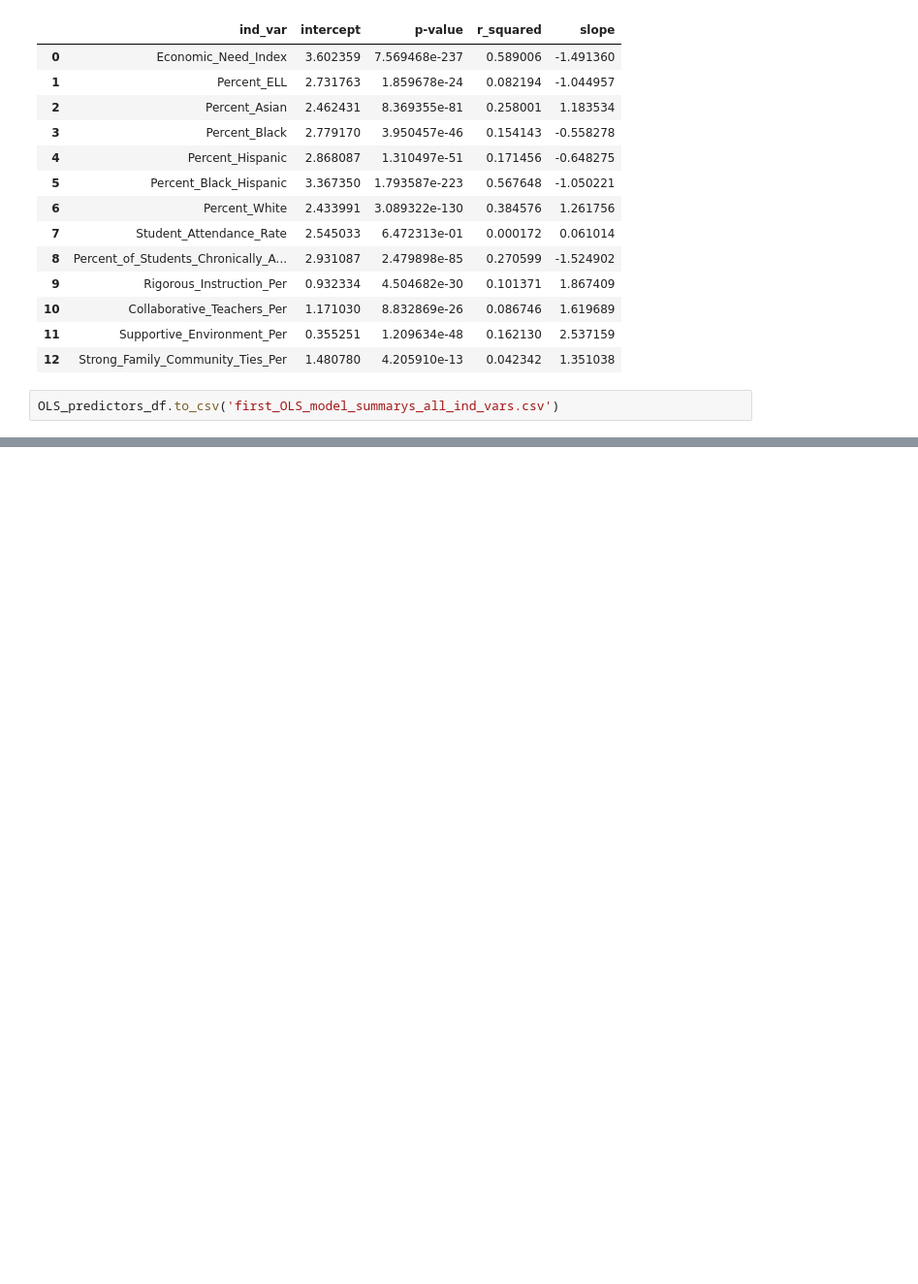
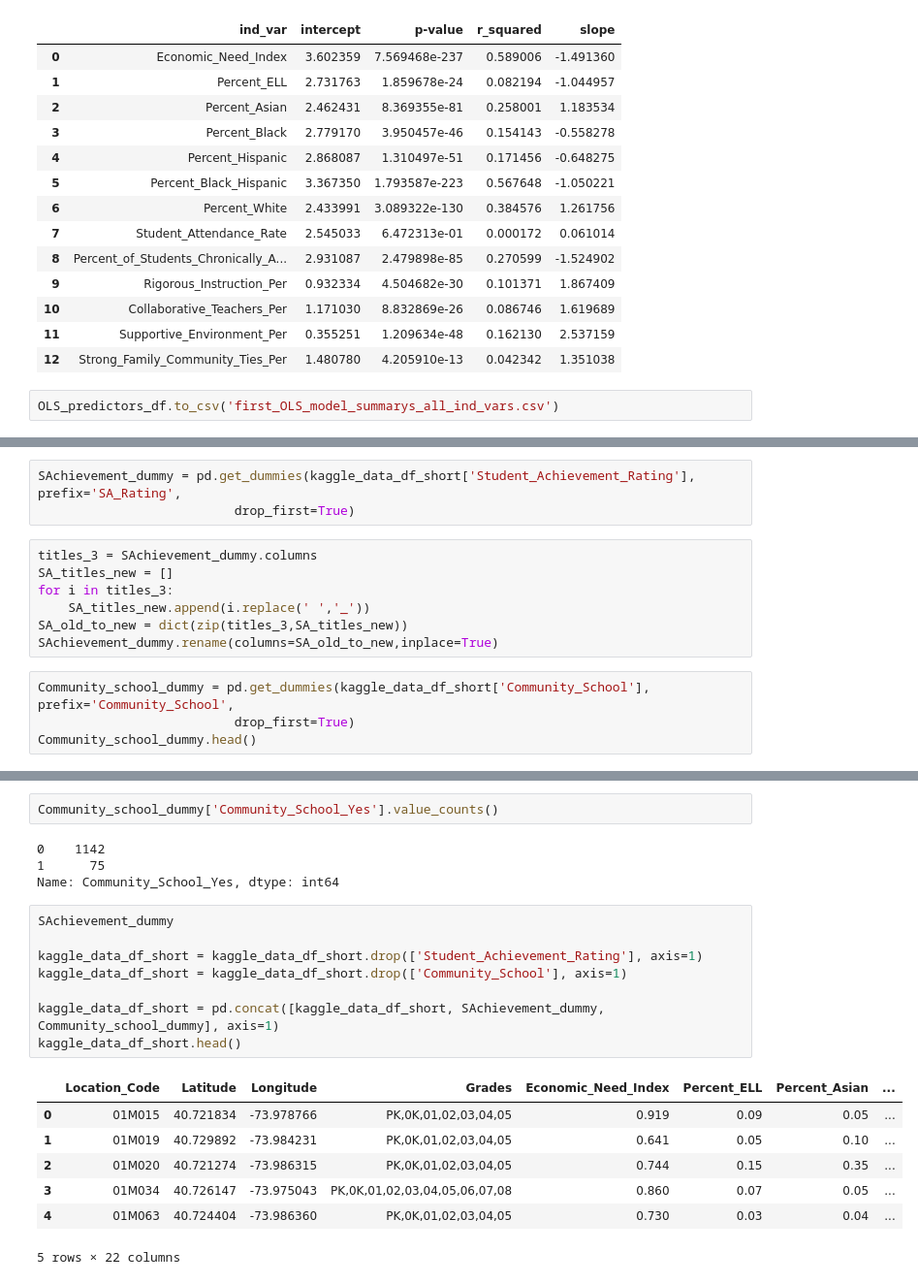
Before and after one commit to elenasm7/Linear-Regression-NYC-Schools, a Jupyter notebook: Linear_Regression_Notebook_1.ipynb, the cells around one changed output, grey strips where cells are left out. Shown at 97% size. Drawn from its saved outputs; the diff is of its cells as text; blank space fills up the shorter version.

Commit message:
Create dummy variables for categories

```diff
--- a/Linear_Regression_Notebook_1.ipynb
+++ b/Linear_Regression_Notebook_1.ipynb
@@ -782,0 +836,14 @@ OLS_predictors_df.to_csv('first_OLS_model_summarys_all_ind_vars.csv')
+# %%
+SAchievement_dummy = pd.get_dummies(kaggle_data_df_short['Student_Achievement_Rating'], prefix='SA_Rating',
+                          drop_first=True)
+# %%
+titles_3 = SAchievement_dummy.columns
+SA_titles_new = []
+for i in titles_3:
+    SA_titles_new.append(i.replace(' ','_'))
+SA_old_to_new = dict(zip(titles_3,SA_titles_new))
+SAchievement_dummy.rename(columns=SA_old_to_new,inplace=True)
+# %%
+Community_school_dummy = pd.get_dummies(kaggle_data_df_short['Community_School'], prefix='Community_School',
+                          drop_first=True)
+Community_school_dummy.head()
@@ -782,0 +857,22 @@ OLS_predictors_df.to_csv('first_OLS_model_summarys_all_ind_vars.csv')
+# %%
+Community_school_dummy['Community_School_Yes'].value_counts()
+# %% [output]
+0    1142
+1      75
+Name: Community_School_Yes, dtype: int64
+# %%
+SAchievement_dummy
+
+kaggle_data_df_short = kaggle_data_df_short.drop(['Student_Achievement_Rating'], axis=1)
+kaggle_data_df_short = kaggle_data_df_short.drop(['Community_School'], axis=1)
+
+kaggle_data_df_short = pd.concat([kaggle_data_df_short, SAchievement_dummy, Community_school_dummy], axis=1)
+kaggle_data_df_short.head()
+# %% [output]
+|  | Location_Code | Latitude | Longitude | Grades | Economic_Need_Index | Percent_ELL | Percent_Asian | ... |
+| 0 | 01M015 | 40.721834 | -73.978766 | PK,0K,01,02,03,04,05 | 0.919 | 0.09 | 0.05 | ... |
+| 1 | 01M019 | 40.729892 | -73.984231 | PK,0K,01,02,03,04,05 | 0.641 | 0.05 | 0.10 | ... |
+| 2 | 01M020 | 40.721274 | -73.986315 | PK,0K,01,02,03,04,05 | 0.744 | 0.15 | 0.35 | ... |
+| 3 | 01M034 | 40.726147 | -73.975043 | PK,0K,01,02,03,04,05,06,07,08 | 0.860 | 0.07 | 0.05 | ... |
+| 4 | 01M063 | 40.724404 | -73.986360 | PK,0K,01,02,03,04,05 | 0.730 | 0.03 | 0.04 | ... |
+5 rows × 22 columns
```
Also changed, not shown: parts of 17 cells of this notebook.
